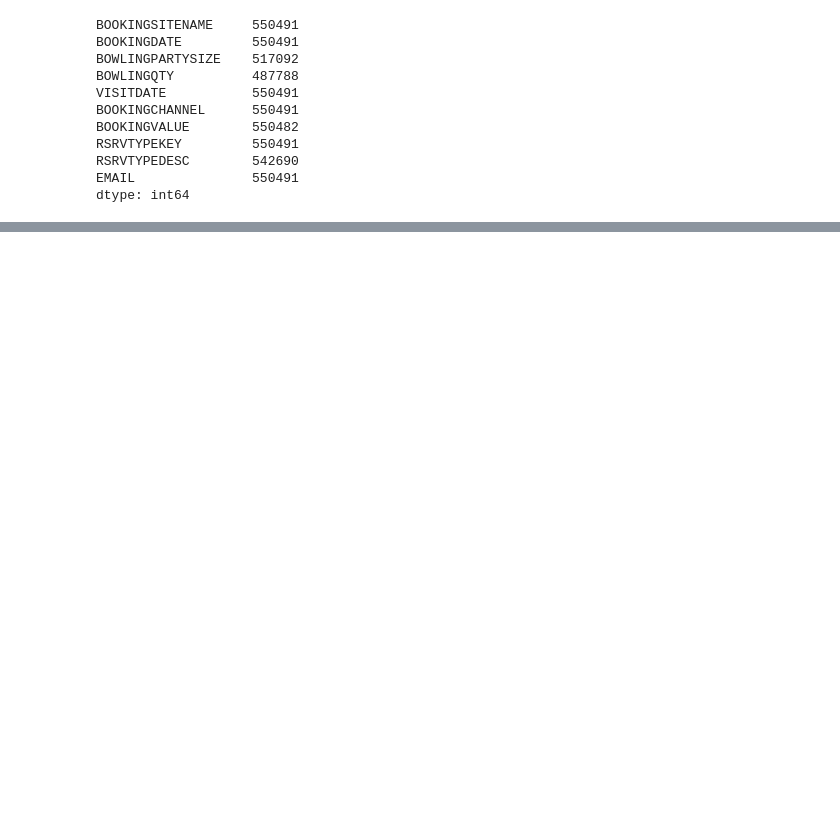
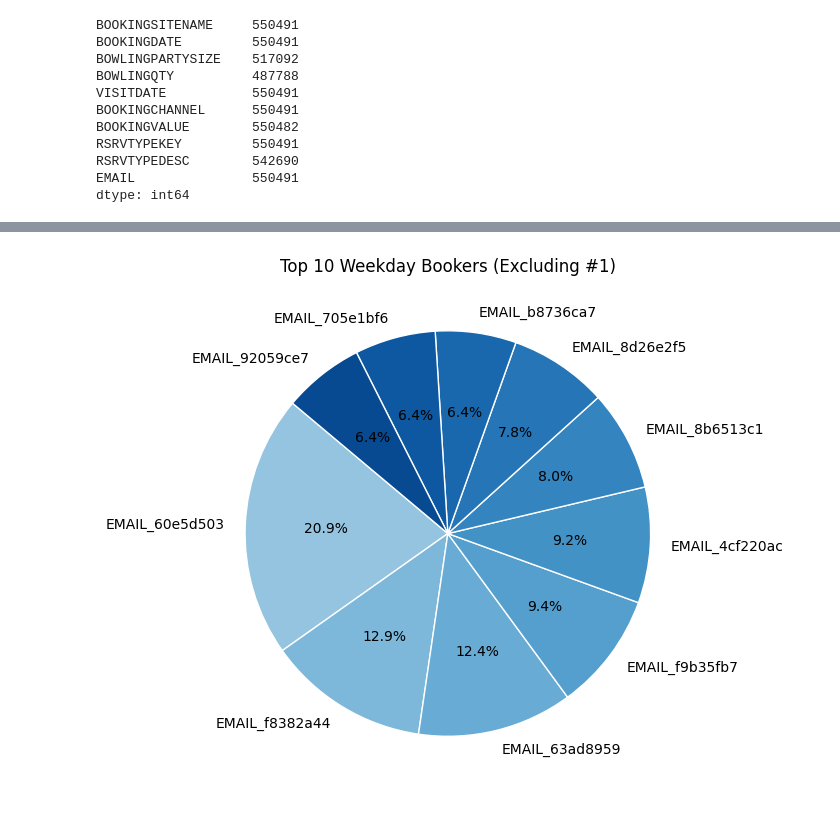
Before and after one commit to KoraySali/client-analysis-task, a Jupyter notebook: Client Analysis.ipynb, the cells around one changed output, grey strips where cells are left out. Cells and saved outputs as stored; diff of their text form; code cells hidden in the pictures; blank space fills up the shorter version.

```diff
--- a/Client Analysis.ipynb
+++ b/Client Analysis.ipynb
@@ -62,0 +136,2 @@ dataset['BOOKINGDATE'].dt.day_name().value_counts().plot(kind = "bar");pass
+# %%
+top_targets = user_profile.sort_values('weekday_visits', ascending=False)
@@ -62,0 +152,18 @@ dataset['BOOKINGDATE'].dt.day_name().value_counts().plot(kind = "bar");pass
+# %%
+top_10_excl_first = top_targets.iloc[1:11]
+# %%
+plt.figure(figsize=(7, 7))
+colors = cm.Blues(np.linspace(0.4, 0.9, 10))
+plt.pie(
+    top_10_excl_first['weekday_visits'],
+    labels=top_10_excl_first['EMAIL'],
+    autopct='%1.1f%%',
+    startangle=140,
+    wedgeprops={'edgecolor': 'white'},
+    colors=colors
+)
+plt.title("Top 10 Weekday Bookers (Excluding #1)")
+plt.tight_layout()
+plt.show()
+# %% [output]
+[figure, added]
```
Also changed, not shown: parts of 20 cells of this notebook.
